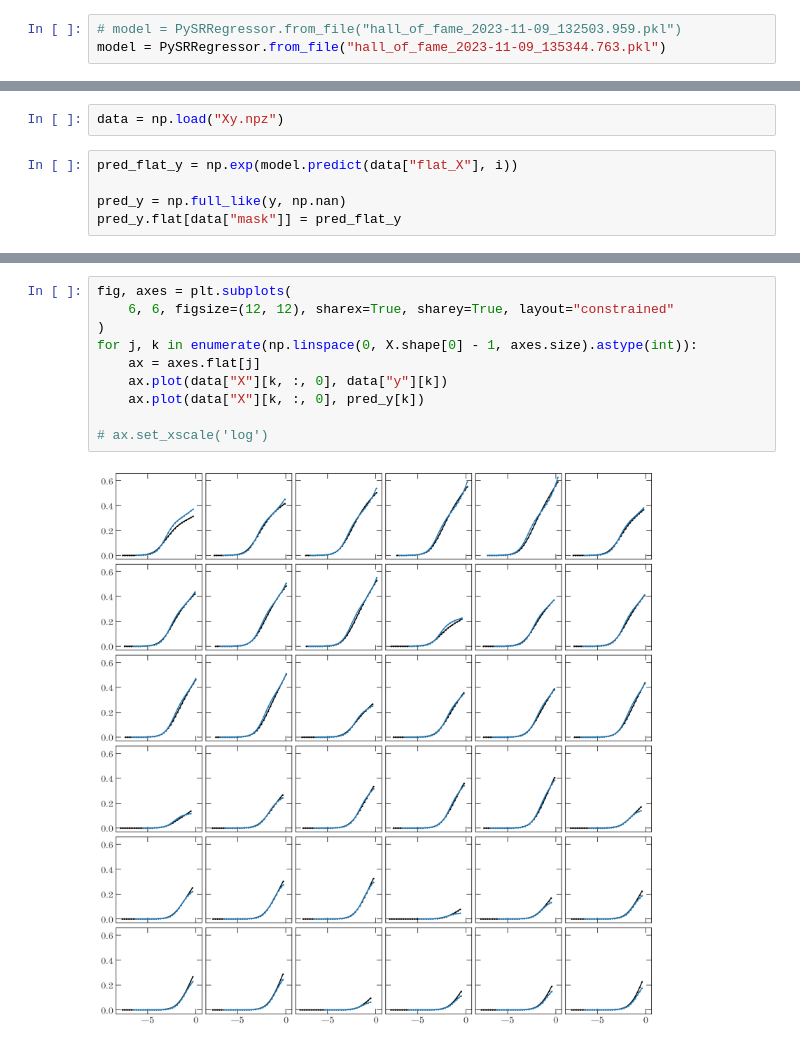
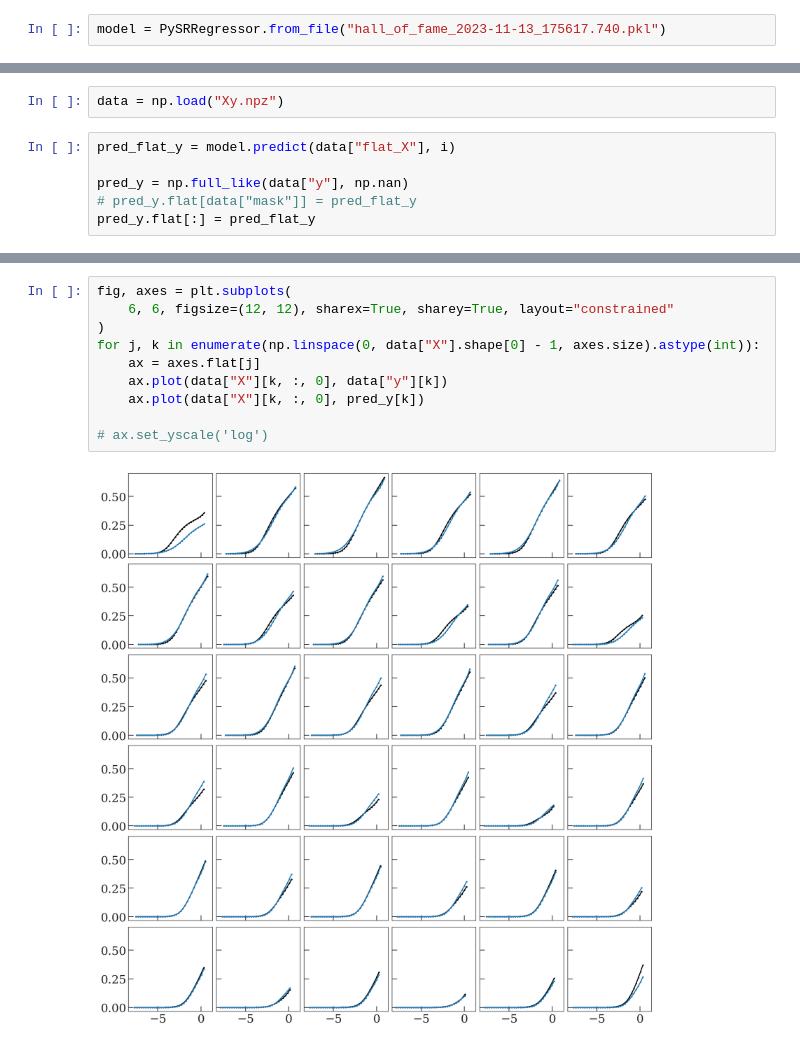
Before and after one commit to adrn/empirical-af, a Jupyter notebook: notebooks/symbolic-regression/Symbolic-regression-tests.ipynb, the cells around one changed output, grey strips where cells are left out. Drawn from its saved outputs; the diff is of its cells as text.

```diff
--- a/notebooks/symbolic-regression/Symbolic-regression-tests.ipynb
+++ b/notebooks/symbolic-regression/Symbolic-regression-tests.ipynb
@@ -26,6 +26,5 @@ import jax.numpy as jnp
 
 agama.setUnits(mass=u.Msun, length=u.kpc, time=u.Myr)
 # %%
-# model = PySRRegressor.from_file("hall_of_fame_2023-11-09_132503.959.pkl")
-model = PySRRegressor.from_file("hall_of_fame_2023-11-09_135344.763.pkl")
+model = PySRRegressor.from_file("hall_of_fame_2023-11-13_175617.740.pkl")
 # %% [output]
@@ -45,10 +44,11 @@ pcp.doprint(model.sympy(i))
 # %%
 data = np.load("Xy.npz")
 # %%
-pred_flat_y = np.exp(model.predict(data["flat_X"], i))
+pred_flat_y = model.predict(data["flat_X"], i)
 
-pred_y = np.full_like(y, np.nan)
-pred_y.flat[data["mask"]] = pred_flat_y
+pred_y = np.full_like(data["y"], np.nan)
+# pred_y.flat[data["mask"]] = pred_flat_y
+pred_y.flat[:] = pred_flat_y
 # %%
 np.all(pred_y > 0)
 # %% [output]
@@ -63,12 +63,12 @@ plt.colorbar()
 # %%
 fig, axes = plt.subplots(
     6, 6, figsize=(12, 12), sharex=True, sharey=True, layout="constrained"
 )
-for j, k in enumerate(np.linspace(0, X.shape[0] - 1, axes.size).astype(int)):
+for j, k in enumerate(np.linspace(0, data["X"].shape[0] - 1, axes.size).astype(int)):
     ax = axes.flat[j]
     ax.plot(data["X"][k, :, 0], data["y"][k])
     ax.plot(data["X"][k, :, 0], pred_y[k])
 
-# ax.set_xscale('log')
+# ax.set_yscale('log')
 # %% [output]
-[figure, old version]
+[figure, new version]
```
Also changed, not shown: parts of 5 cells of this notebook.
